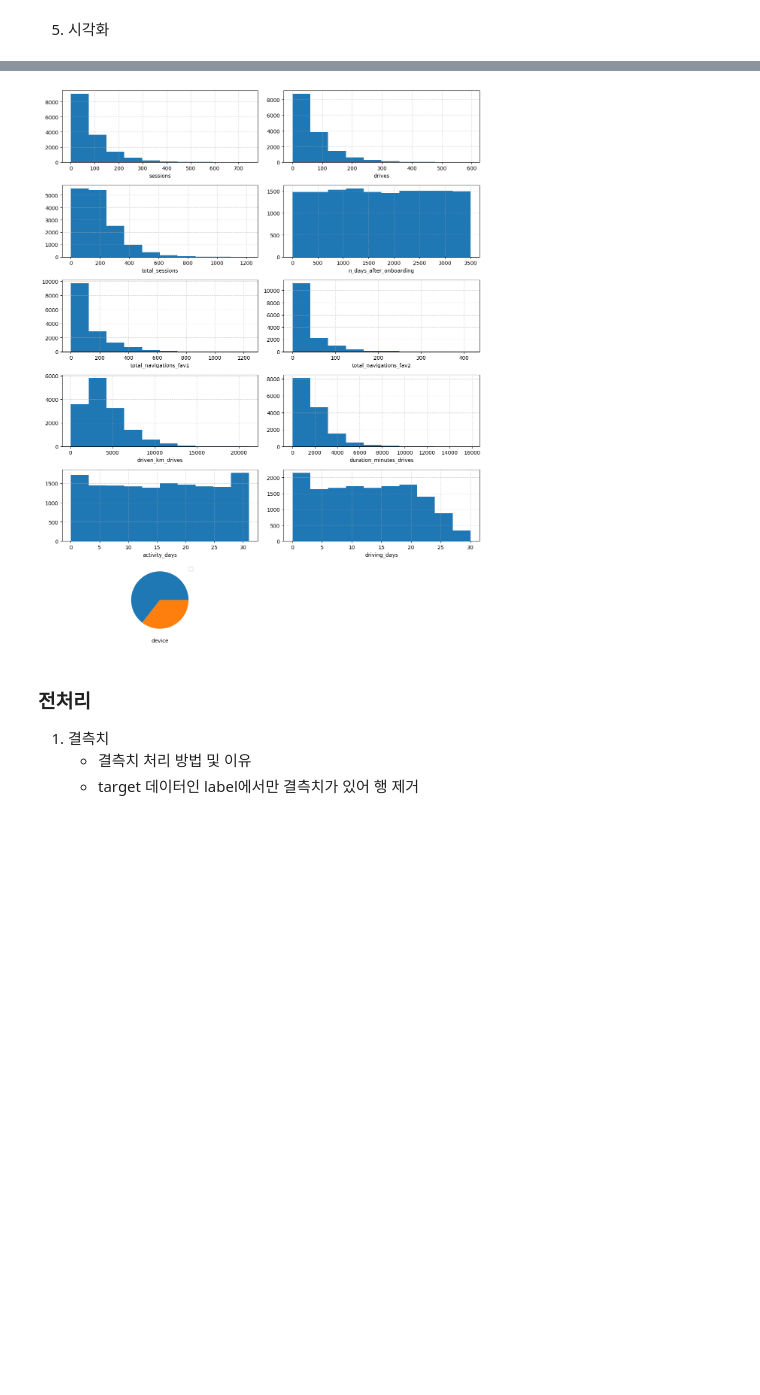
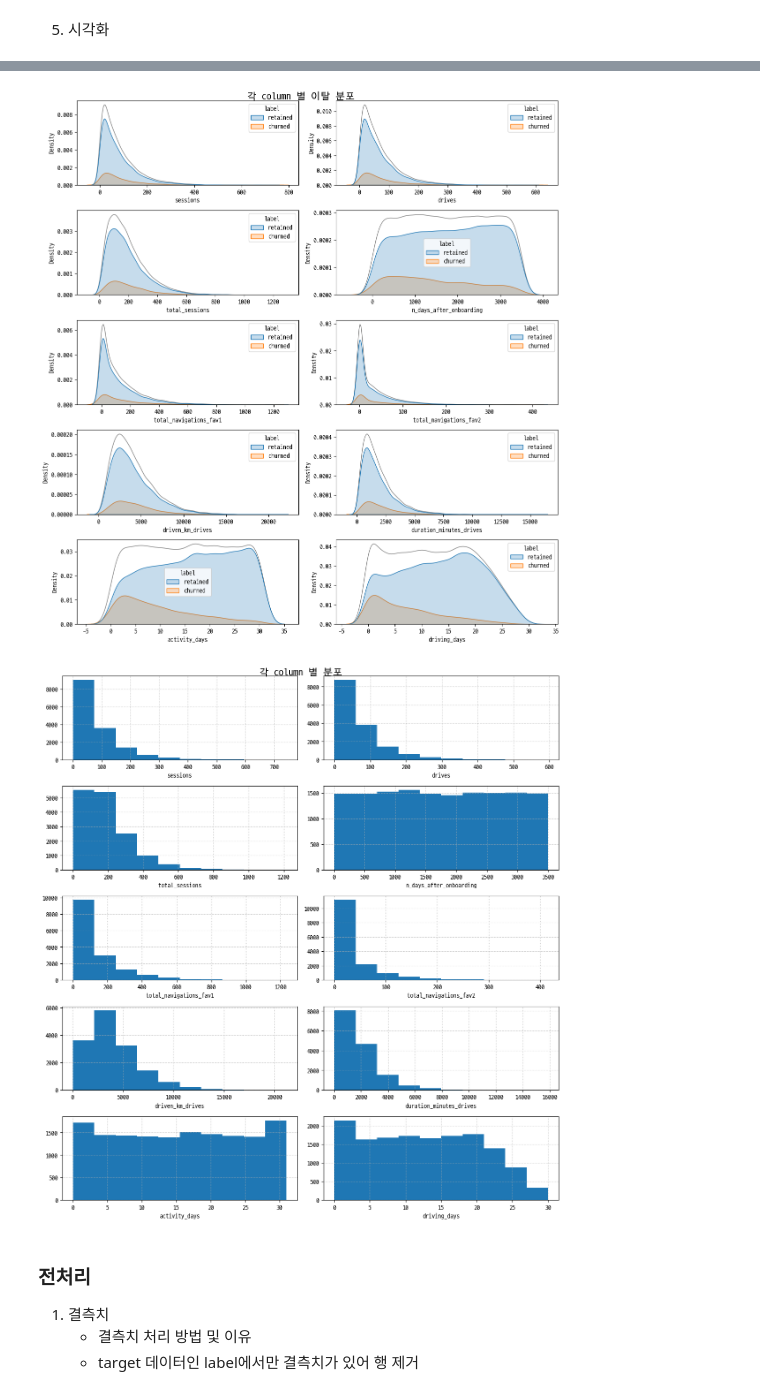
Before and after one commit to SKNETWORKS-FAMILY-AICAMP/SKN06-2nd-6Team, a Jupyter notebook: preprocess.ipynb, the cells around one changed output, grey strips where cells are left out. Cells and saved outputs as stored; diff of their text form; code cells hidden in the pictures; blank space fills up the shorter version.

```diff
--- a/preprocess.ipynb
+++ b/preprocess.ipynb
@@ -160,32 +193,27 @@ plt.show()
-# %%
-# 각 column별 히스토그램, 파이차트
-plt.figure(figsize=(12, 15))
-columns = [
-    "sessions",
-    "drives",
-    "total_sessions",
-    "n_days_after_onboarding",
-    "total_navigations_fav1",
-    "total_navigations_fav2",
-    "driven_km_drives",
-    "duration_minutes_drives",
-    "activity_days",
-    "driving_days",
-]
-for i, col in enumerate(columns):
-    plt.subplot(6, 2, i + 1)
-    data[col].hist()
-    plt.grid(linestyle=":")
-    plt.xlabel(col)
-
-plt.subplot(6, 2, 11)
-plt.pie(x=data["device"].value_counts())
-plt.xlabel("device")
-
-plt.tight_layout()
-plt.show()
-# %% [output]
-[figure, removed]
+# %%
+from module.eda_visual import Visualizer
+
+columns = [
+    "sessions",
+    "drives",
+    "total_sessions",
+    "n_days_after_onboarding",
+    "total_navigations_fav1",
+    "total_navigations_fav2",
+    "driven_km_drives",
+    "duration_minutes_drives",
+    "activity_days",
+    "driving_days",
+]
+
+
+visual = Visualizer(data, columns)
+# %%
+visual.target_plot()
+visual.feature_plot()
+# %% [output]
+[figure, added]
+[figure, added]
 # %% [markdown]
 ### 전처리
 1. 결측치
```
Also changed, not shown: parts of 16 cells of this notebook, 3 other files.
